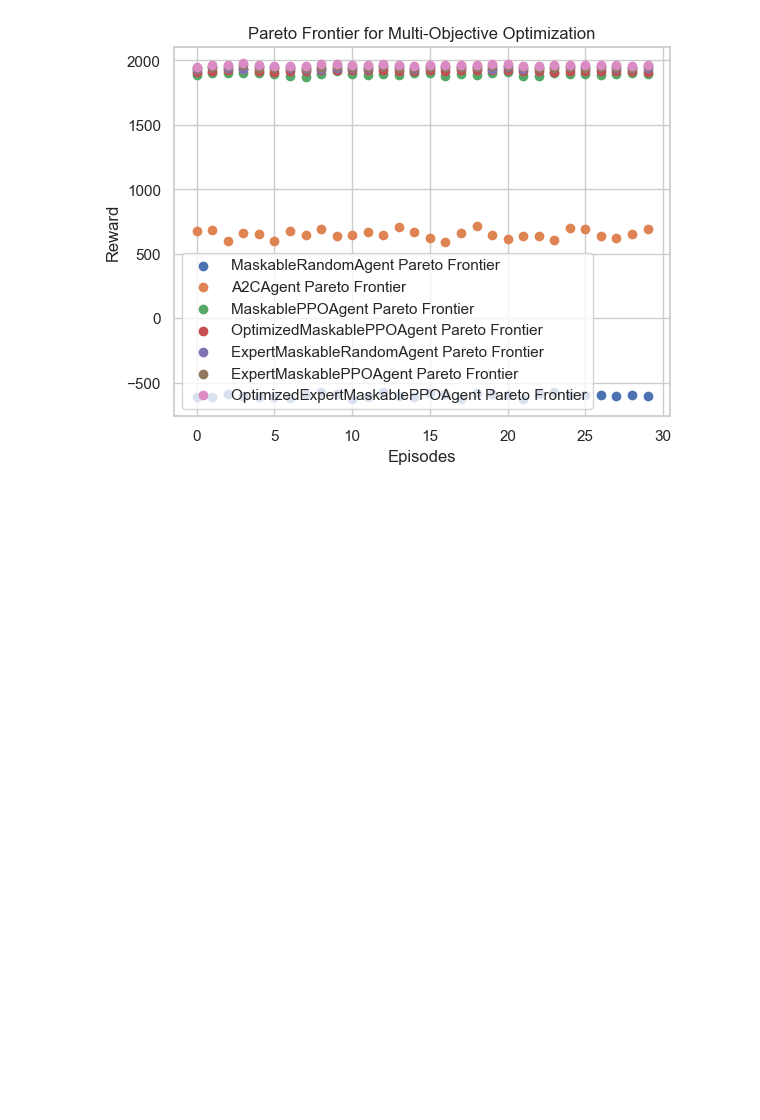
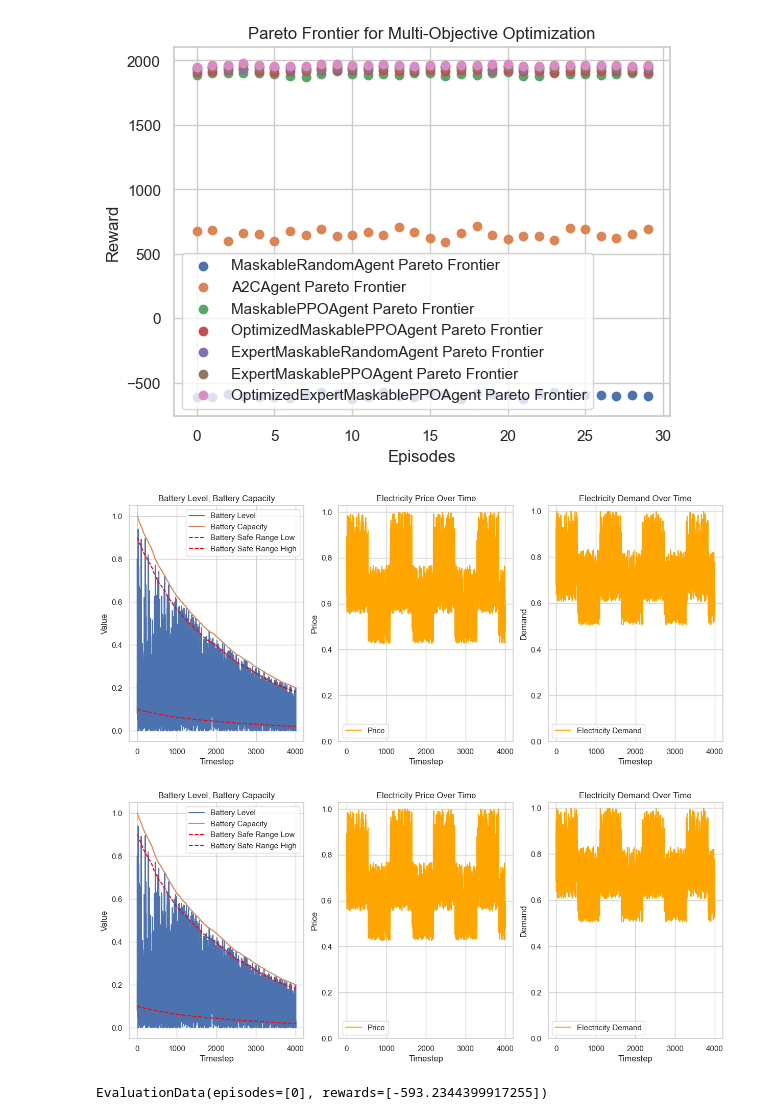
Before and after one commit to techofer/02360018_final_project, a Jupyter notebook: nbs/15_evaluation.ipynb, the cells around one changed output. Saved outputs shown, nothing was run; the diff lists cells and outputs as text; code cells hidden in the pictures; blank space fills up the shorter version.

```diff
--- a/nbs/15_evaluation.ipynb
+++ b/nbs/15_evaluation.ipynb
@@ -204,3 +213,11 @@ plot_all_metrics(evaluation_data_per_agent)
 [figure]
 [figure]
 [figure]
+# %%
+# | hide
+maskable_random_agent = MaskableRandomAgent()
+maskable_random_agent.evaluate(render=True)
+# %% [output]
+[figure, added]
+[figure, added]
+EvaluationData(episodes=[0], rewards=[-593.2344399917255])
```
Also changed, not shown: parts of 8 cells of this notebook, 3 other files.
